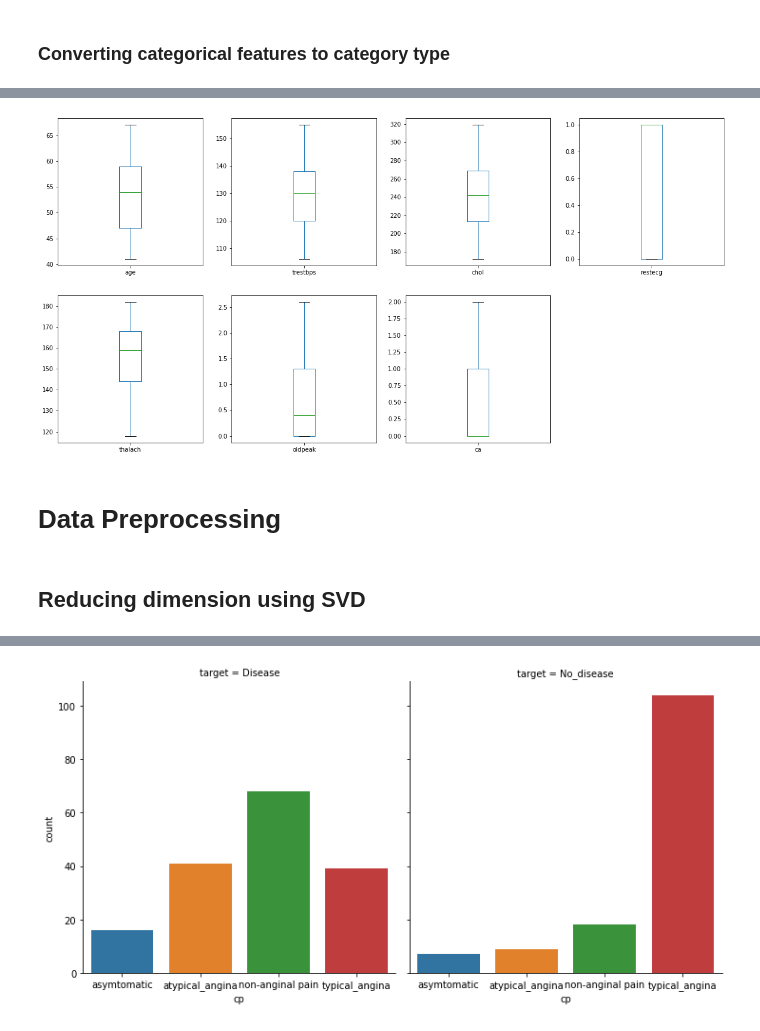
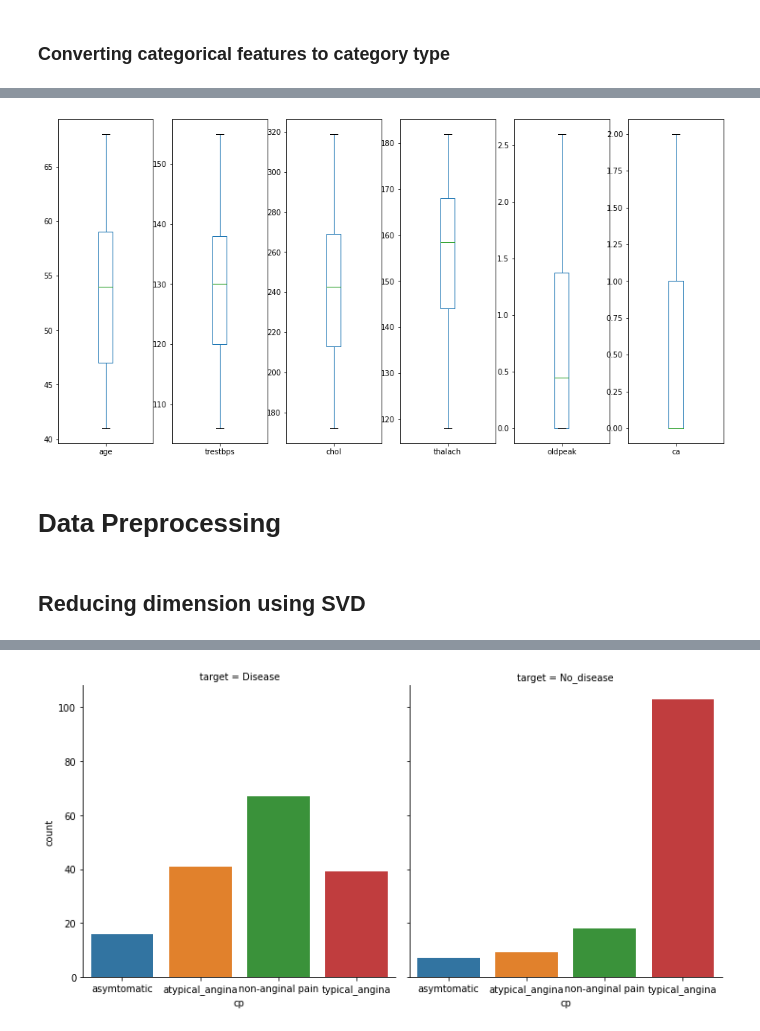
Before and after one commit to wzeyal/DataScience, a Jupyter notebook: Python_for_AI_Engineer/Exercises/1_EDA/ex_1.ipynb, the cells around one changed output, grey strips where cells are left out. Drawn from its saved outputs; the diff is of its cells as text; code cells hidden in the pictures.

```diff
--- a/Python_for_AI_Engineer/Exercises/1_EDA/ex_1.ipynb
+++ b/Python_for_AI_Engineer/Exercises/1_EDA/ex_1.ipynb
@@ -230,0 +243,2 @@ data_df.fillna(data_df.median(), inplace=True)
+# %%
+data_df.dropna(subset=['thal'], inplace=True)
@@ -230,0 +255,3 @@ data_df.fillna(data_df.median(), inplace=True)
+# %%
+most_common_ca = data_df['ca'].value_counts().index[0]
+print(most_common_ca)
@@ -230,0 +265,2 @@ data_df.fillna(data_df.median(), inplace=True)
+# %%
+data_df = data_df.fillna(most_common_ca)
@@ -259,6 +299,9 @@ data_df['cp'] = data_df.cp.replace({0: "typical_angina",
                           1: "atypical_angina",
                           2:"non-anginal pain",
                           3: "asymtomatic"}).astype("category")
+data_df['restecg'] = data_df.restecg.replace({0: "Normal",
+                                              1: "ST-T",
+                                              2:"left ventricular"}).astype("category")
 data_df['exang'] = data_df.exang.replace({1: "Yes", 0: "No"}).astype("category")
 data_df['fbs'] = data_df.fbs.replace({1: "True", 0: "False"}).astype("category")
 data_df['slope'] = data_df.slope.replace({0: "upsloping", 1: "flat",2:"downsloping"}).astype("category")
@@ -316,8 +352,8 @@ dtype: int64
 # %%
-numeric_wo_outliers.plot(kind='box', subplots=True, sharey=False, figsize=(20, 10), layout=(2,4));
+numeric_wo_outliers.plot(kind='box', subplots=True, sharey=False, figsize=(16,8));
 # %% [output]
-[figure, old version]
+[figure, new version]
 # %% [markdown]
 # Data Preprocessing
-# %% [markdown]
-## Reducing dimension using SVD
+# %% [markdown]
+## Reducing dimension using SVD
```
Also changed, not shown: parts of 125 cells of this notebook, 3 other files.
